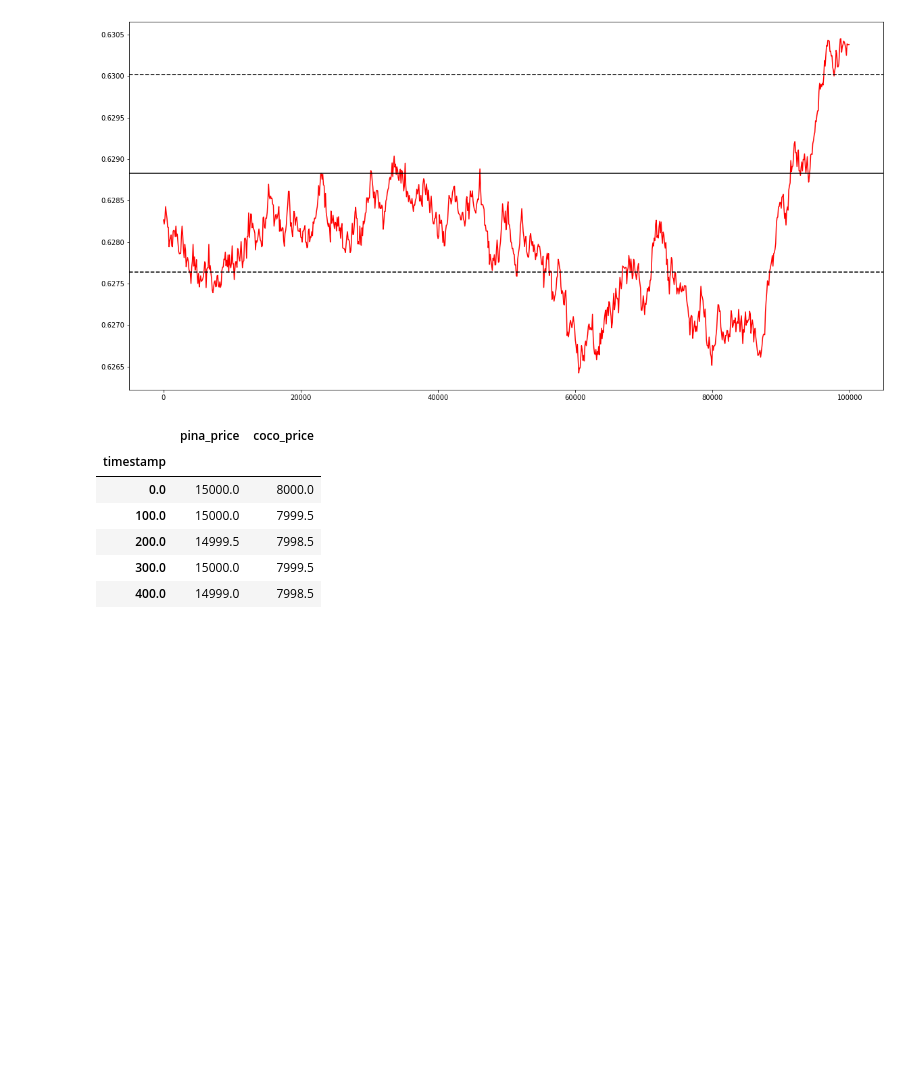
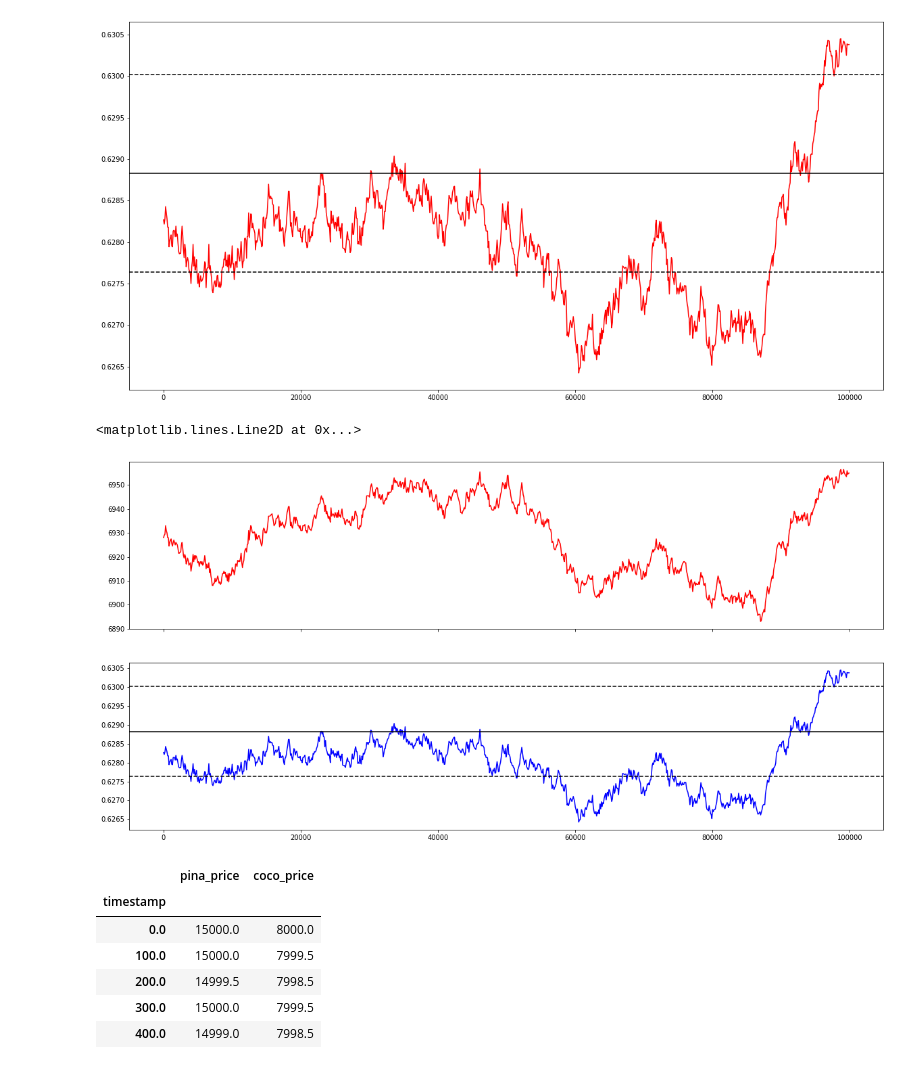
Before and after one commit to adiv413/dmvs-finest-imc, a Jupyter notebook: Round 3/pair_analysis.ipynb, the cells around one changed output. Cells and saved outputs as stored; diff of their text form; code cells hidden in the pictures; blank space fills up the shorter version.

```diff
--- a/pair_analysis.ipynb
+++ b/Round 3/pair_analysis.ipynb
@@ -43,6 +48,17 @@ ax1.axhline(y=mean - 0.5*std, color="black", linestyle="--")
 # %% [output]
 <matplotlib.lines.Line2D at 0x...>
 [figure]
+# %%
+#stack the pina-coco and price_ratio graphs one on top of the other
+fig, (ax1, ax2) = plt.subplots(2, 1, sharex=True)
+ax1.plot(df["timestamp"], df["pina - coco"], color="red")
+ax2.plot(df["timestamp"], df["price_ratio"], color="blue")
+ax2.axhline(y=mean, color="black", linestyle="-")
+ax2.axhline(y=mean + 0.5*std, color="black", linestyle="--")
+ax2.axhline(y=mean - 0.5*std, color="black", linestyle="--")
+# %% [output]
+<matplotlib.lines.Line2D at 0x...>
+[figure, added]
 # %%
 price1 = pd.read_csv("price1.csv", sep=";")
 price2 = pd.read_csv("price2.csv", sep=";")
```
Also changed, not shown: parts of 2 cells of this notebook, 7 other files.
